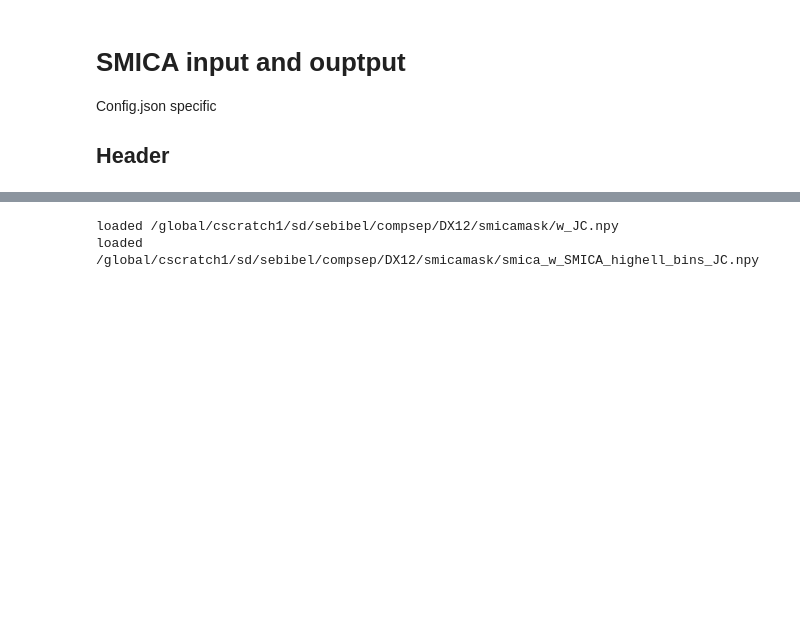
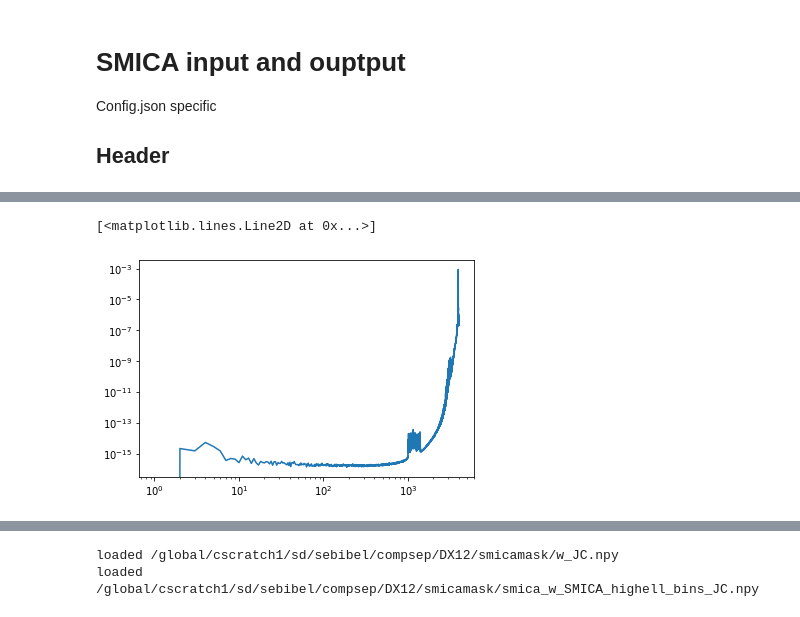
Before and after one commit to Sebastian-Belkner/component_separation, a Jupyter notebook: notebooks/SmicaOutput.ipynb, the cells around one changed output, grey strips where cells are left out. Drawn from its saved outputs; the diff is of its cells as text; code cells hidden in the pictures; blank space fills up the shorter version.

```diff
--- a/notebooks/SmicaOutput.ipynb
+++ b/notebooks/SmicaOutput.ipynb
@@ -83,3 +83,8 @@ loaded /global/cscratch1/sd/sebibel/compsep/DX12/smicamask/ClT_combined_SMICA_hi
+# %%
+plt.loglog(Cl_min[0,2,:])
+# %% [output]
+[<matplotlib.lines.Line2D at 0x...>]
+[figure, added]
 # %%
 covl_tot_bnd = hpf.bin_it(covl_tot[TEB], bins=bins)
 covl_N_bnd = hpf.bin_it(covl_N[TEB], bins=bins)
```
Also changed, not shown: parts of 7 cells of this notebook, 8 other files.
